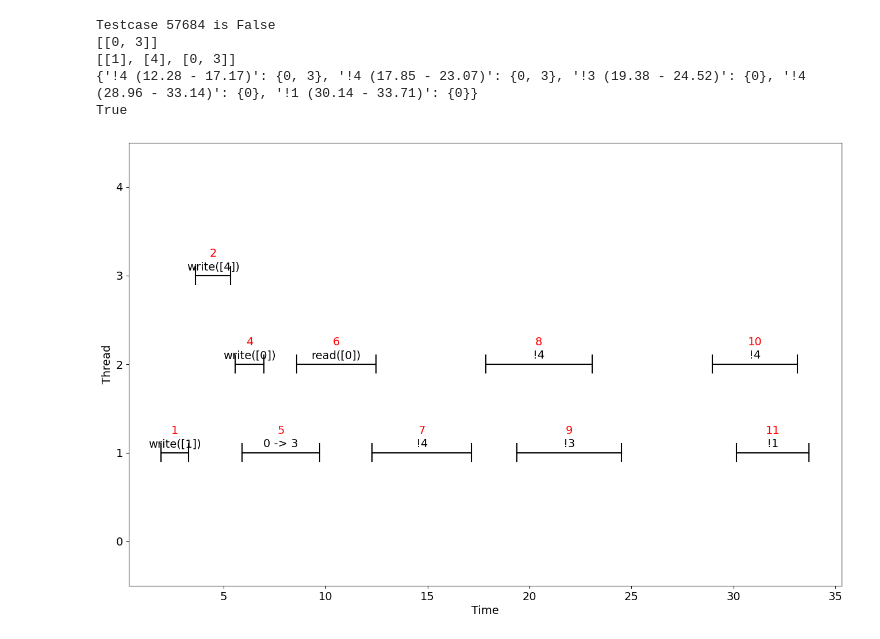
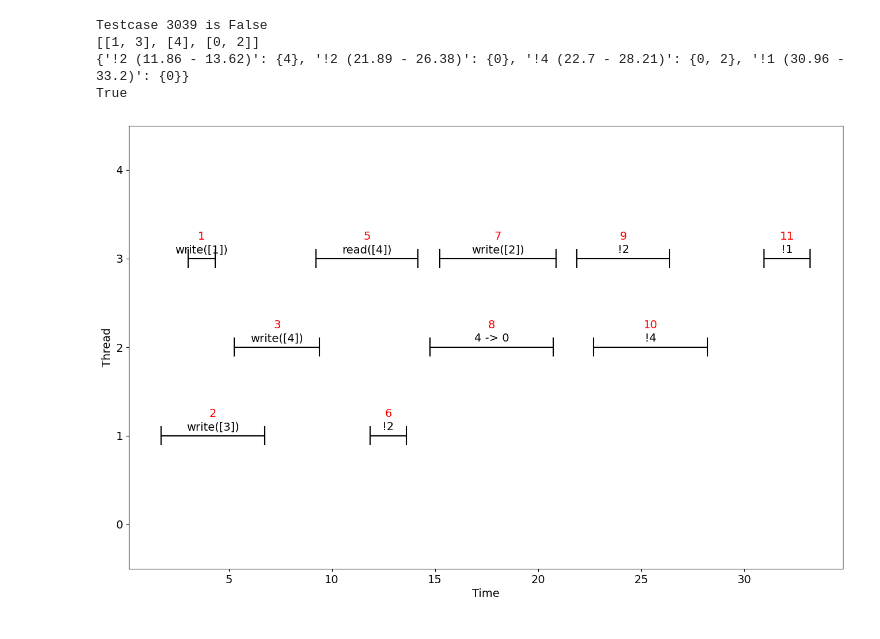
Before and after one commit to Pylyr/thesis-concurrency, a Jupyter notebook: linearization.ipynb, the cells around one changed output. Saved outputs shown, nothing was run; the diff lists cells and outputs as text; code cells hidden in the pictures.

```diff
--- a/linearization.ipynb
+++ b/linearization.ipynb
@@ -43,7 +47,6 @@ def linearize_io(spec: List[Call], verbose=False):
 
     true_cas_var_groups = hp.make_true_cas_var_groups(true_cases)
 
-
     if not hp.intra_group_check(sort_by_var, true_cas_var_groups):
         if verbose:
             print("intra_group_check failed")
@@ -65,7 +68,7 @@ def linearize_io(spec: List[Call], verbose=False):
 
     false_cas_var_resolver = hp.get_false_cas_resolvers(sort_by_var, false_cases, blocks, writes, intervals)
 
-    if hp.false_cas_group_check(false_cas_var_resolver, writes):
+    if not hp.false_cas_group_check(false_cas_var_resolver, writes):
         if verbose:
             print("false_cas_group_check failed")
         return False
@@ -107,7 +110,7 @@ def linearize_io(spec: List[Call], verbose=False):
 # %% [output]
 [interactive output not drawn]
 # %%
-test = load_test("partial_testcas.pkl")
+test = load_test("testcas_filtered.pkl")
 # %% [output]
 [interactive output not drawn]
 # %%
@@ -160,17 +168,16 @@ KeyboardInterrupt:
 [interactive output not drawn]
 # %%
-i = 57684
+i = 3039
 testcase, res = copy.deepcopy(test[i])
 print(f"Testcase {i} is {res}")
 print(linearize_io(testcase, verbose=True))
 # sol = linearize_generic(testcase, StateIO())
 # visualize_history(testcase)
 visualize_history(testcase)
 # %% [output]
-Testcase 57684 is False
-[[0, 3]]
-[[1], [4], [0, 3]]
-{'!4 (12.28 - 17.17)': {0, 3}, '!4 (17.85 - 23.07)': {0, 3}, '!3 (19.38 - 24.52)': {0}, '!4 (28.96 - 33.14)': {0}, '!1 (30.14 - 33.71)': {0}}
+Testcase 3039 is False
+[[1, 3], [4], [0, 2]]
+{'!2 (11.86 - 13.62)': {4}, '!2 (21.89 - 26.38)': {0}, '!4 (22.7 - 28.21)': {0, 2}, '!1 (30.96 - 33.2)': {0}}
 True
-[figure, old version]
+[figure, new version]
 [interactive output not drawn]
```
Also changed, not shown: parts of 10 cells of this notebook, 3 other files.
